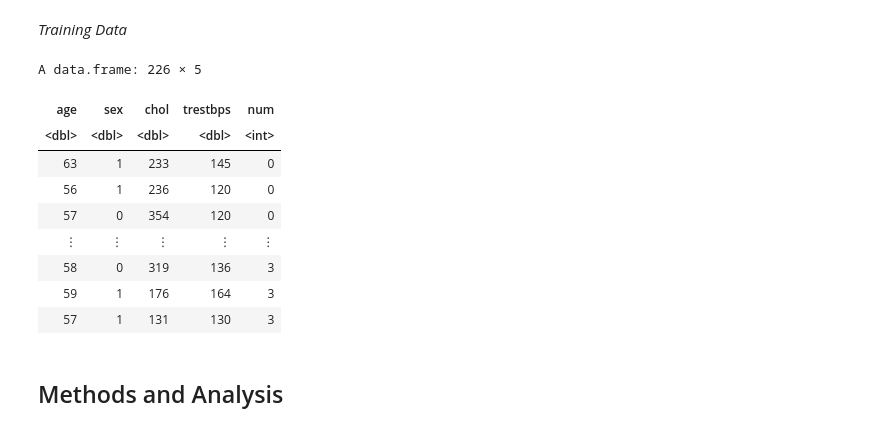
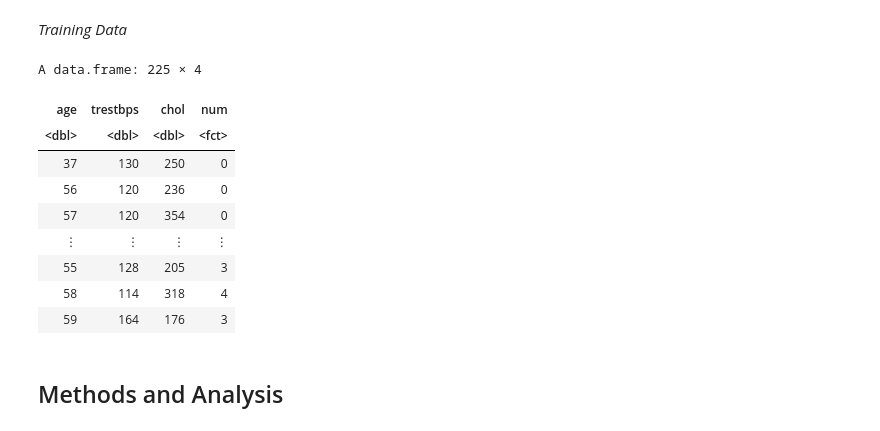
Before and after one commit to JJyang30/DSCI100-019-Group-Project, a Jupyter notebook: Final_Dsci_Project.ipynb, the cells around one changed output. Cells and saved outputs as stored; diff of their text form; code cells hidden in the pictures.

```diff
--- a/Final_Dsci_Project.ipynb
+++ b/Final_Dsci_Project.ipynb
@@ -40,35 +22,36 @@ Can we accurately predict if a patient has heart disease based on their age, sex
 # %%
 ## cp = chest pain, trestbps = resting blood pressure, fbs = fasting blood sugar > 120 mg/dl, restecg = resting electrocardiographic results
 ## thalach = maximum heart rate achieved, exang = exercise induced chest pain, oldpeak = ST depression induced by exercise
 ## slope = he slope of the peak exercise ST segment, Value 1: upsloping, Value 2: flat, Value 3: downsloping
 ## ca = number of major vessels(0-3), thal = 3 = normal; 6 = fixed defect; 7 = reversable defect, num = diagnosis of heart disease
 
 col_names <- c("age", "sex", "cp", "trestbps", "chol", "fbs", "restecg",
                "thalach", "exang", "oldpeak", "slope", "ca", "thal", "num")
 
 heart_data <- read.table("Data/processed.cleveland.data",
                          col.names = col_names, sep = ",")
 
 
 heart_data_analysis <- heart_data |>
-    select(age, sex, chol, trestbps, num)
+select(age, trestbps, chol, num)|>
+mutate(num = as.factor(num))
 
 heart_data_split <- initial_split(heart_data_analysis, prop = 0.75, strata = num)
 heart_data_train <- training(heart_data_split)
 heart_data_test <- testing(heart_data_split)
 
 heart_data_train
 # %% [output]
-A data.frame: 226 × 5
+A data.frame: 225 × 4
-| age | sex | chol | trestbps | num |
-| <dbl> | <dbl> | <dbl> | <dbl> | <int> |
-| 63 | 1 | 233 | 145 | 0 |
-| 56 | 1 | 236 | 120 | 0 |
-| 57 | 0 | 354 | 120 | 0 |
-| ⋮ | ⋮ | ⋮ | ⋮ | ⋮ |
-| 58 | 0 | 319 | 136 | 3 |
-| 59 | 1 | 176 | 164 | 3 |
-| 57 | 1 | 131 | 130 | 3 |
+| age | trestbps | chol | num |
+| <dbl> | <dbl> | <dbl> | <fct> |
+| 37 | 130 | 250 | 0 |
+| 56 | 120 | 236 | 0 |
+| 57 | 120 | 354 | 0 |
+| ⋮ | ⋮ | ⋮ | ⋮ |
+| 55 | 128 | 205 | 3 |
+| 58 | 114 | 318 | 4 |
+| 59 | 164 | 176 | 3 |
 # %% [markdown]
 ## Methods and Analysis
 # %%
```
Also changed, not shown: parts of 5 cells of this notebook.
